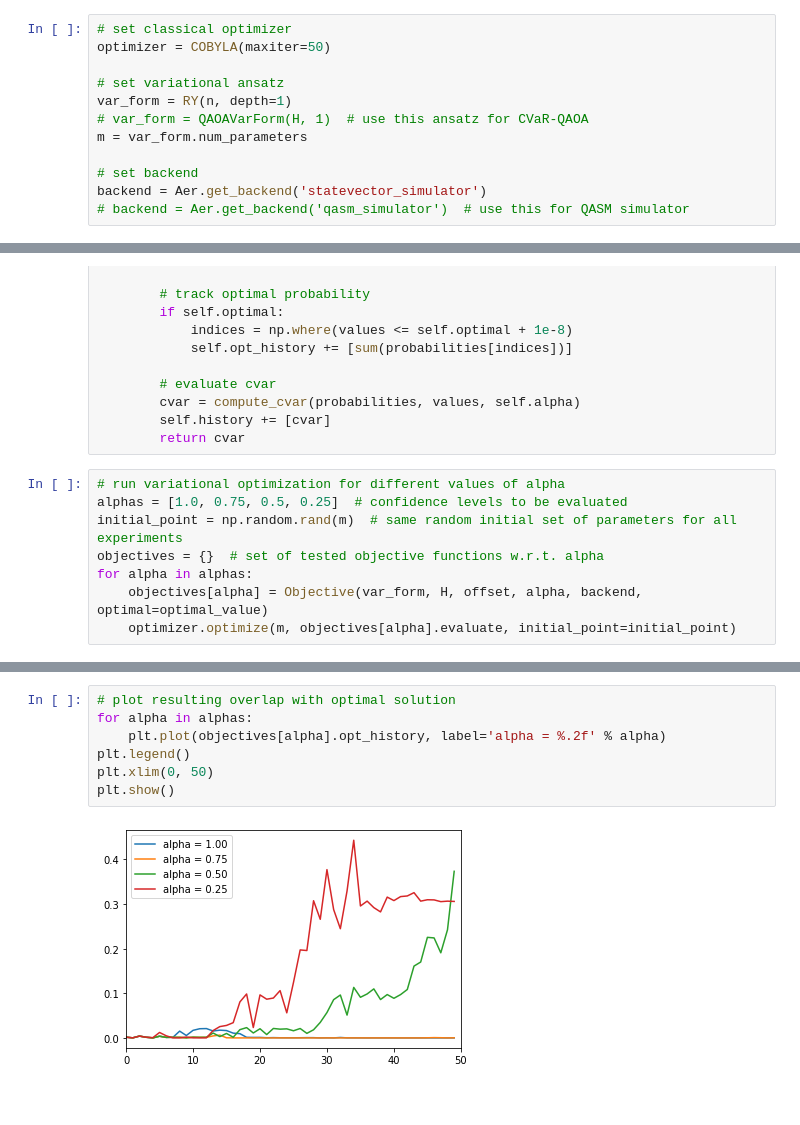
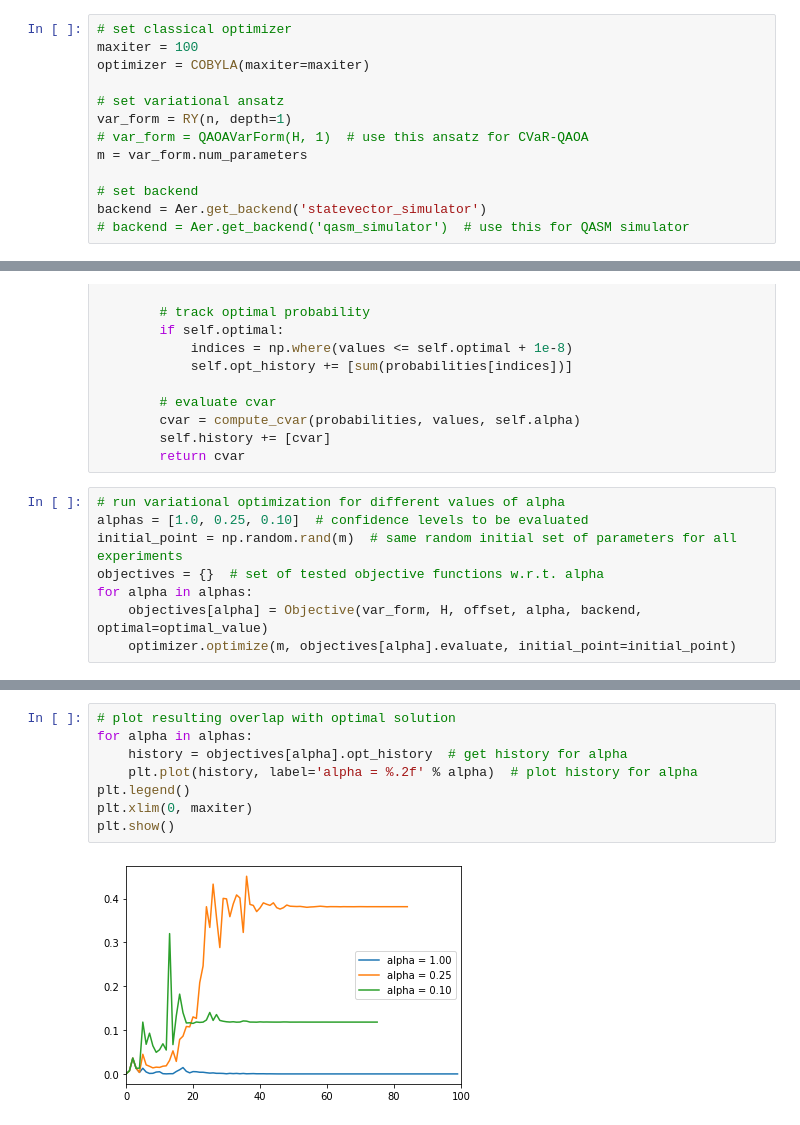
Before and after one commit to stefan-woerner/cvar_quantum_optimization, a Jupyter notebook: cvar_quantum_optimization.ipynb, the cells around one changed output, grey strips where cells are left out. Drawn from its saved outputs; the diff is of its cells as text.

```diff
--- a/cvar_quantum_optimization.ipynb
+++ b/cvar_quantum_optimization.ipynb
@@ -54,7 +54,8 @@ optimal_value = -1.2784
 ## Variational Quantum Optimization
 # %%
 # set classical optimizer
-optimizer = COBYLA(maxiter=50)
+maxiter = 100
+optimizer = COBYLA(maxiter=maxiter)
 
 # set variational ansatz
 var_form = RY(n, depth=1)
@@ -157,7 +158,7 @@ class Objective:
         return cvar
 # %%
 # run variational optimization for different values of alpha
-alphas = [1.0, 0.75, 0.5, 0.25]  # confidence levels to be evaluated
+alphas = [1.0, 0.25, 0.10]  # confidence levels to be evaluated
 initial_point = np.random.rand(m)  # same random initial set of parameters for all experiments
 objectives = {}  # set of tested objective functions w.r.t. alpha
 for alpha in alphas:
@@ -175,9 +176,10 @@ plt.show()
 # %%
 # plot resulting overlap with optimal solution
 for alpha in alphas:
-    plt.plot(objectives[alpha].opt_history, label='alpha = %.2f' % alpha)
+    history = objectives[alpha].opt_history  # get history for alpha
+    plt.plot(history, label='alpha = %.2f' % alpha)  # plot history for alpha
 plt.legend()
-plt.xlim(0, 50)
+plt.xlim(0, maxiter)
 plt.show()
 # %% [output]
-[figure, old version]
+[figure, new version]
```
Also changed, not shown: parts of 1 cell of this notebook.
